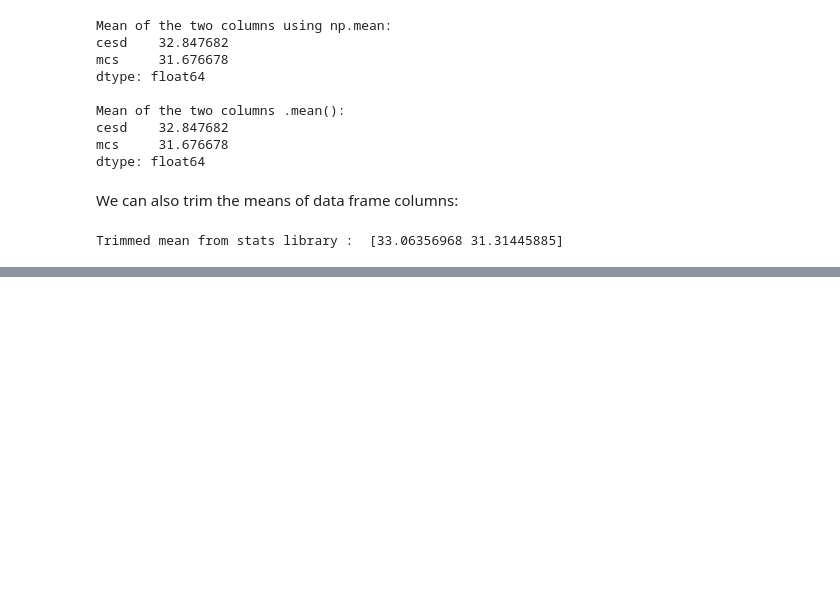
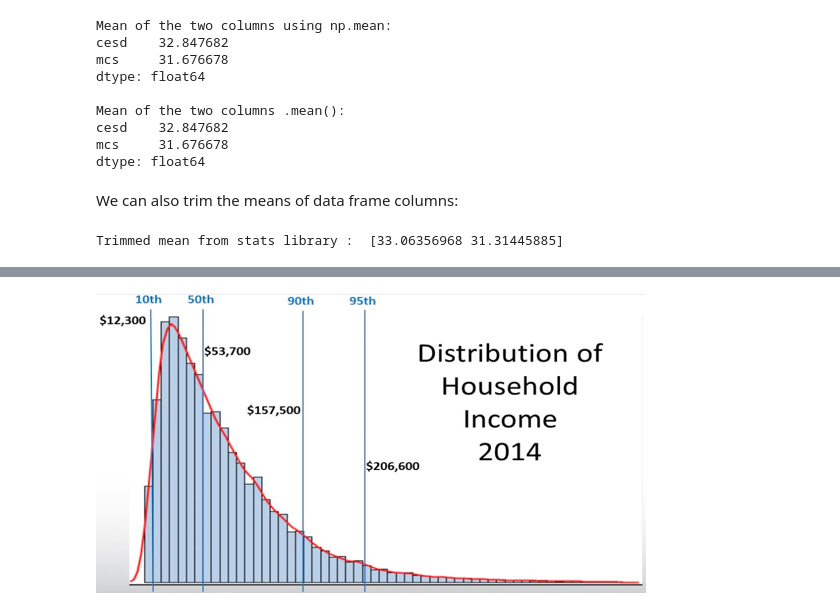
Before and after one commit to rezahabibi96/GitBook, a Jupyter notebook: books/applied-statistics-with-python/ch-2.ipynb, the cells around one changed output, grey strips where cells are left out. Cells and saved outputs as stored; diff of their text form; code cells hidden in the pictures; blank space fills up the shorter version.

```diff
--- a/books/applied-statistics-with-python/ch-2.ipynb
+++ b/books/applied-statistics-with-python/ch-2.ipynb
@@ -108,0 +144,12 @@ Trimmed mean from stats library :  [33.06356968 31.31445885]
+# %%
+import requests
+from PIL import Image
+from io import BytesIO
+
+
+url = f'{base_path}/Income2014.JPG'
+page = requests.get(url)
+img = Image.open(BytesIO(page.content))
+img.resize((550, 300))
+# %% [output]
+[figure, added]
```
Also changed, not shown: parts of 73 cells of this notebook, 24 other files.
